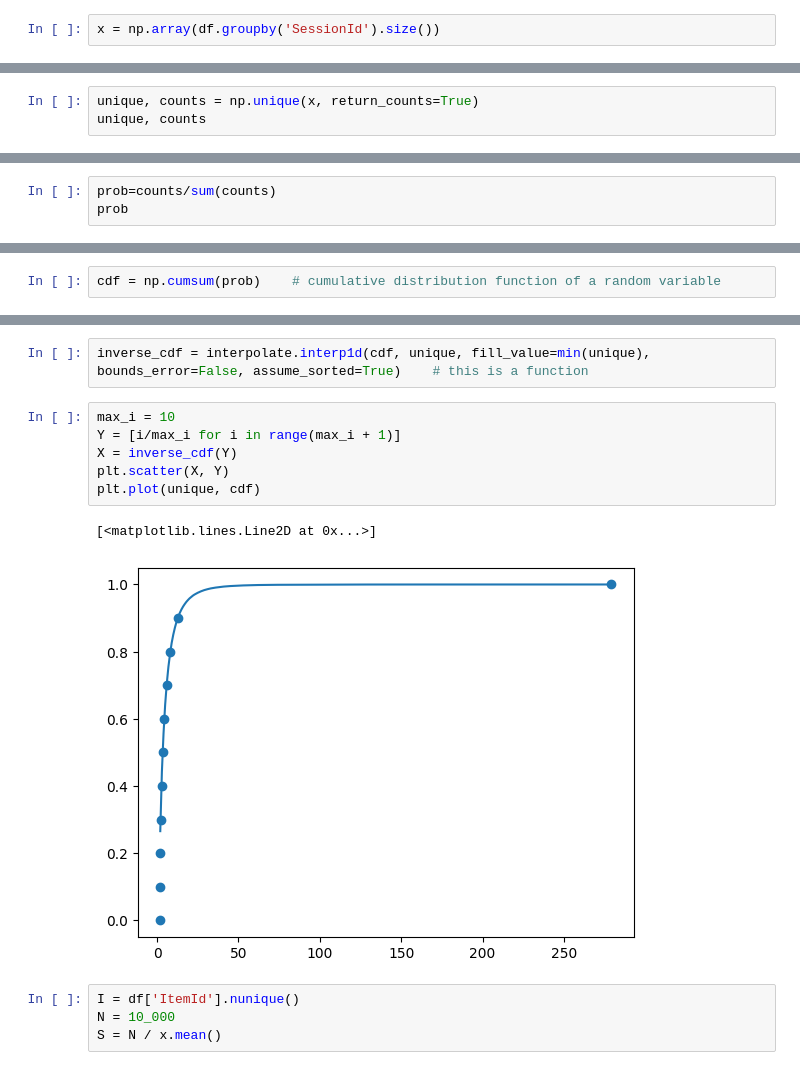
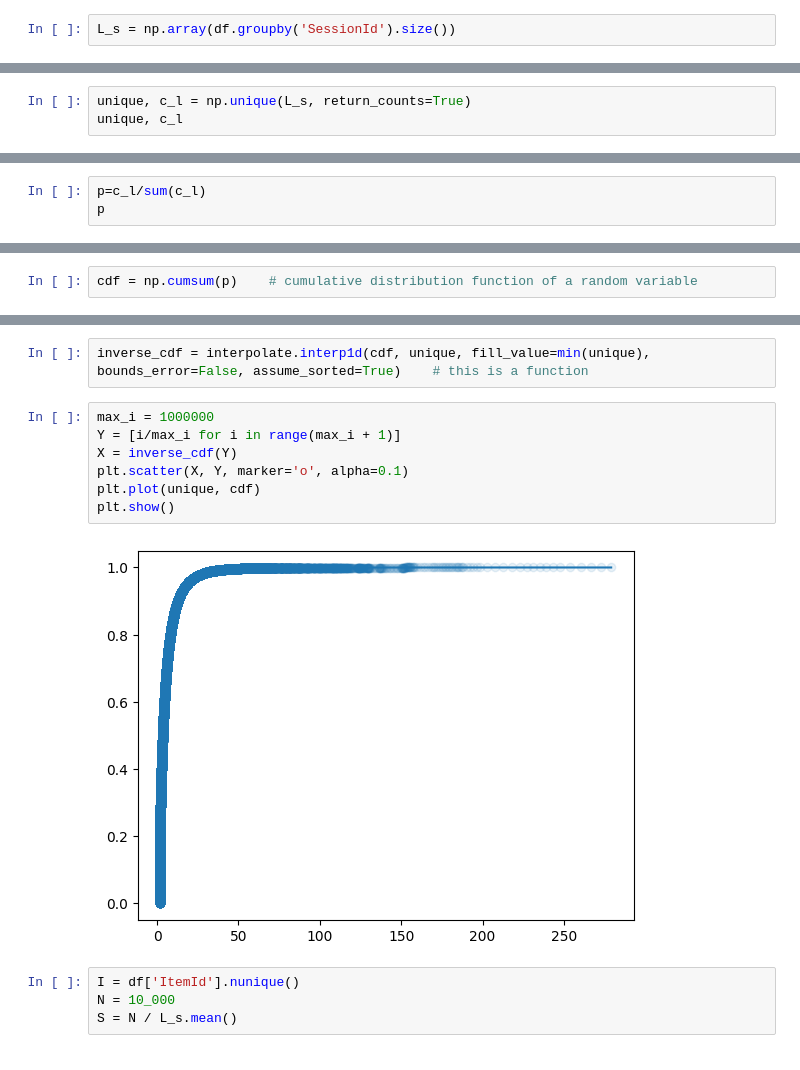
Before and after one commit to bkersbergen/etudelib, a Jupyter notebook: notebooks/inverse_cdf/Inverse transform sampling for discrete distributions.ipynb, the cells around one changed output, grey strips where cells are left out. Saved outputs shown, nothing was run; the diff lists cells and outputs as text.

```diff
--- a/notebooks/inverse_cdf/Inverse transform sampling for discrete distributions.ipynb
+++ b/notebooks/inverse_cdf/Inverse transform sampling for discrete distributions.ipynb
@@ -24,5 +24,5 @@ df
 | 1211474 | zzzjsuzmx87wcp4720be75zq67m2hkx9_14 | 1585944411 | 9200000056545883 |
 1211475 rows × 3 columns
 # %%
-x = np.array(df.groupby('SessionId').size())
+L_s = np.array(df.groupby('SessionId').size())
 # %%
@@ -30,8 +30,8 @@ x.mean()
 # %% [output]
 6.381591769868152
 # %%
-unique, counts = np.unique(x, return_counts=True)
-unique, counts
+unique, c_l = np.unique(L_s, return_counts=True)
+unique, c_l
 # %% [output]
 (array([  2,   3,   4,   5,   6,   7,   8,   9,  10,  11,  12,  13,  14,
          15,  16,  17,  18,  19,  20,  21,  22,  23,  24,  25,  26,  27,
@@ -51,8 +51,8 @@ unique, counts
             1,     1,     1,     1,     1,     1,     1,     1,     1,
             1]))
 # %%
-prob=counts/sum(counts)
-prob
+p=c_l/sum(c_l)
+p
 # %% [output]
 array([2.65846322e-01, 1.77139576e-01, 1.13180116e-01, 8.60940060e-02,
        6.30218238e-02, 4.94418955e-02, 3.85063132e-02, 3.27593382e-02,
@@ -72,7 +72,7 @@ array([2.65846322e-01, 1.77139576e-01, 1.13180116e-01, 8.60940060e-02,
        5.26762151e-06, 5.26762151e-06, 5.26762151e-06, 5.26762151e-06,
        5.26762151e-06])
 # %%
-cdf = np.cumsum(prob)    # cumulative distribution function of a random variable
+cdf = np.cumsum(p)    # cumulative distribution function of a random variable
 # %%
 plt.plot(unique, cdf)
 plt.xlabel('session length')
@@ -83,16 +83,16 @@ plt.show()
 # %%
 inverse_cdf = interpolate.interp1d(cdf, unique, fill_value=min(unique), bounds_error=False, assume_sorted=True)    # this is a function
 # %%
-max_i = 10
+max_i = 1000000
 Y = [i/max_i for i in range(max_i + 1)]
 X = inverse_cdf(Y)
-plt.scatter(X, Y)
+plt.scatter(X, Y, marker='o', alpha=0.1)
 plt.plot(unique, cdf)
+plt.show()
 # %% [output]
-[<matplotlib.lines.Line2D at 0x...>]
-[figure, old version]
+[figure, new version]
 # %%
 I = df['ItemId'].nunique()
 N = 10_000
-S = N / x.mean()
+S = N / L_s.mean()
 # %%
```
Also changed, not shown: parts of 6 cells of this notebook.
